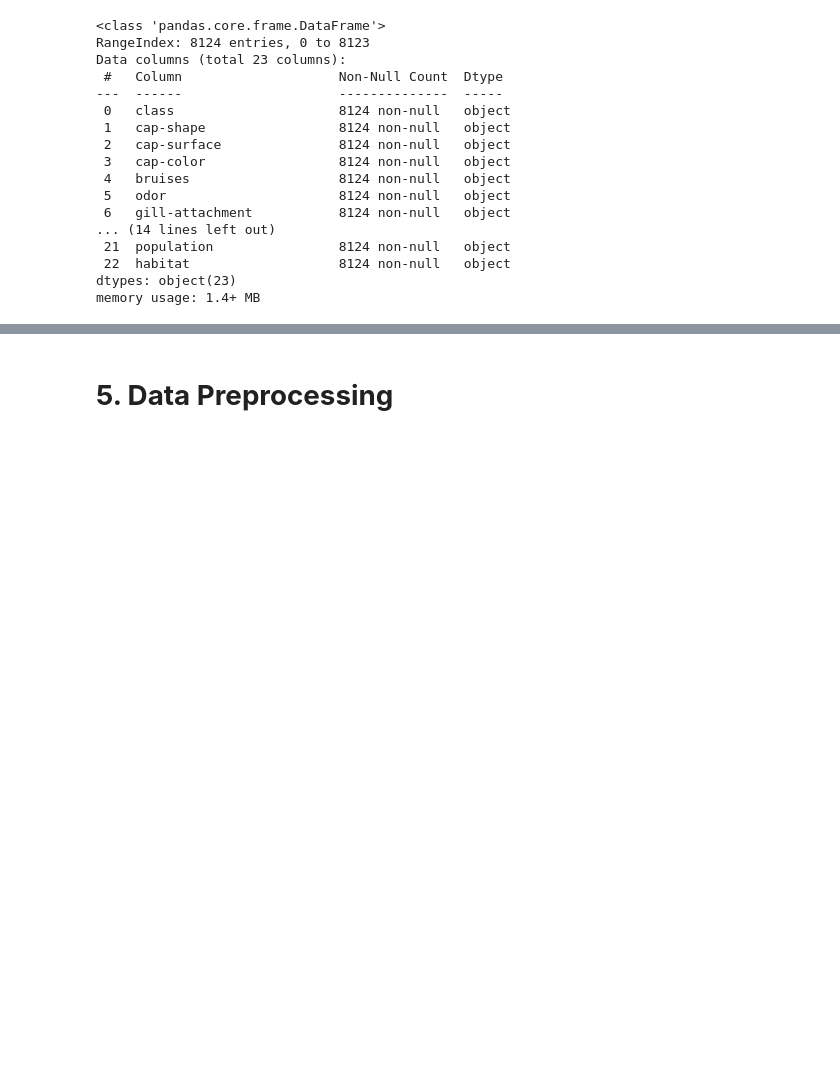
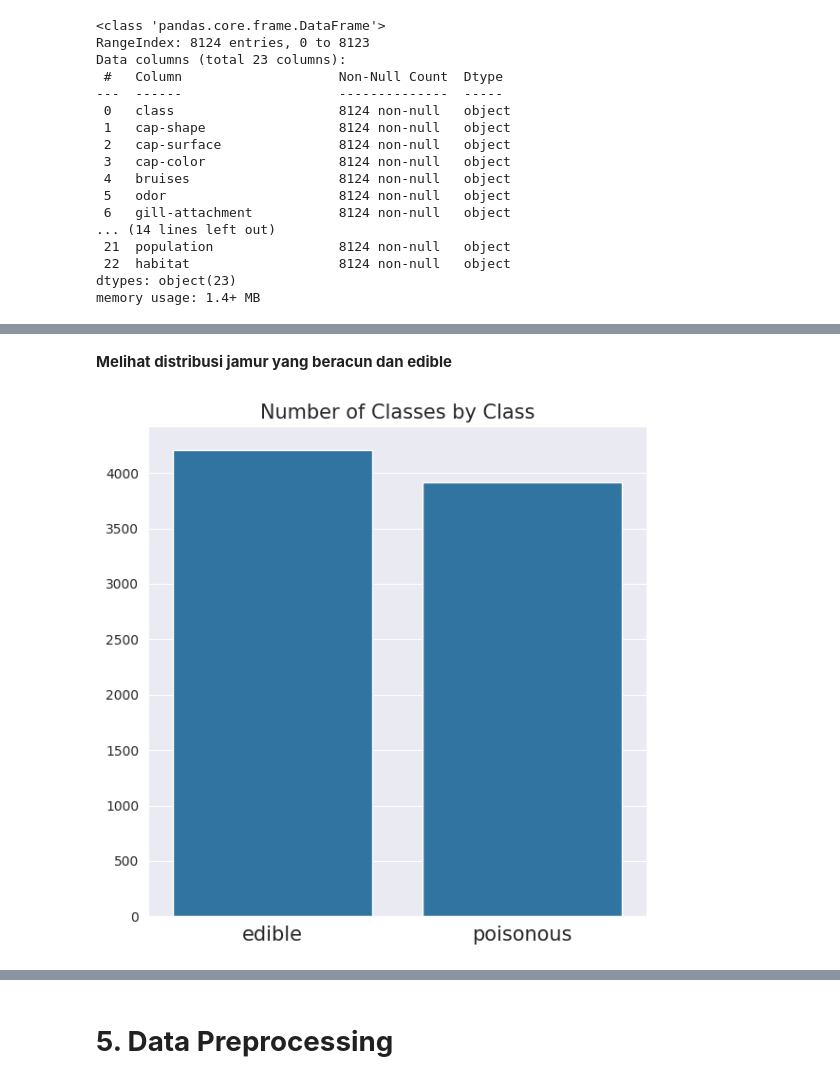
Before and after one commit to Refanz/Eksperimen_SML_Refan, a Jupyter notebook: preprocessing/eksperimen_refan.ipynb, the cells around one changed output, grey strips where cells are left out. Cells and saved outputs as stored; diff of their text form; code cells hidden in the pictures; blank space fills up the shorter version.

```diff
--- a/preprocessing/eksperimen_refan.ipynb
+++ b/preprocessing/eksperimen_refan.ipynb
@@ -84,0 +141,24 @@ dtype: int64
+# %% [markdown]
+**Melihat distribusi jamur yang beracun dan edible**
+# %%
+mushroom_class_df = mushroom_df.groupby('class').agg(
+    class_count=('class', 'count')
+).reset_index()
+
+mushroom_class_df['class'] = mushroom_class_df['class'].apply(lambda x: 'edible' if x == 'e' else 'poisonous')
+
+plt.figure(figsize=(6, 6))
+sns.p(
+    data=mushroom_class_df,
+    x='class',
+    y='class_count',
+    legend=False
+)
+plt.title("Number of Classes by Class", fontsize=15)
+plt.xlabel(None)
+plt.ylabel(None)
+plt.tick_params(axis='x', labelsize=15)
+plt.tight_layout()
+plt.show()
+# %% [output]
+[figure, added]
```
Also changed, not shown: parts of 21 cells of this notebook.
